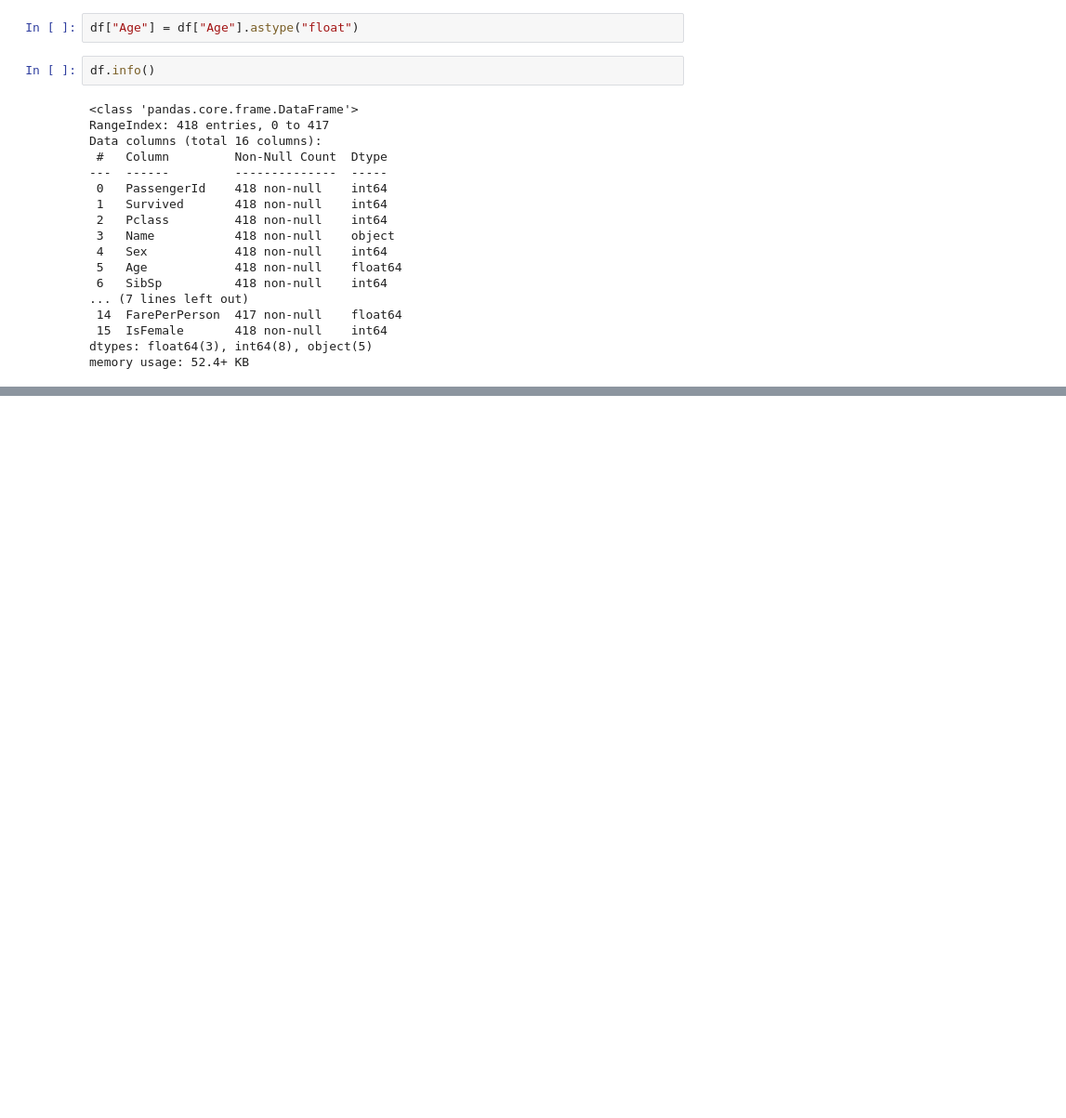
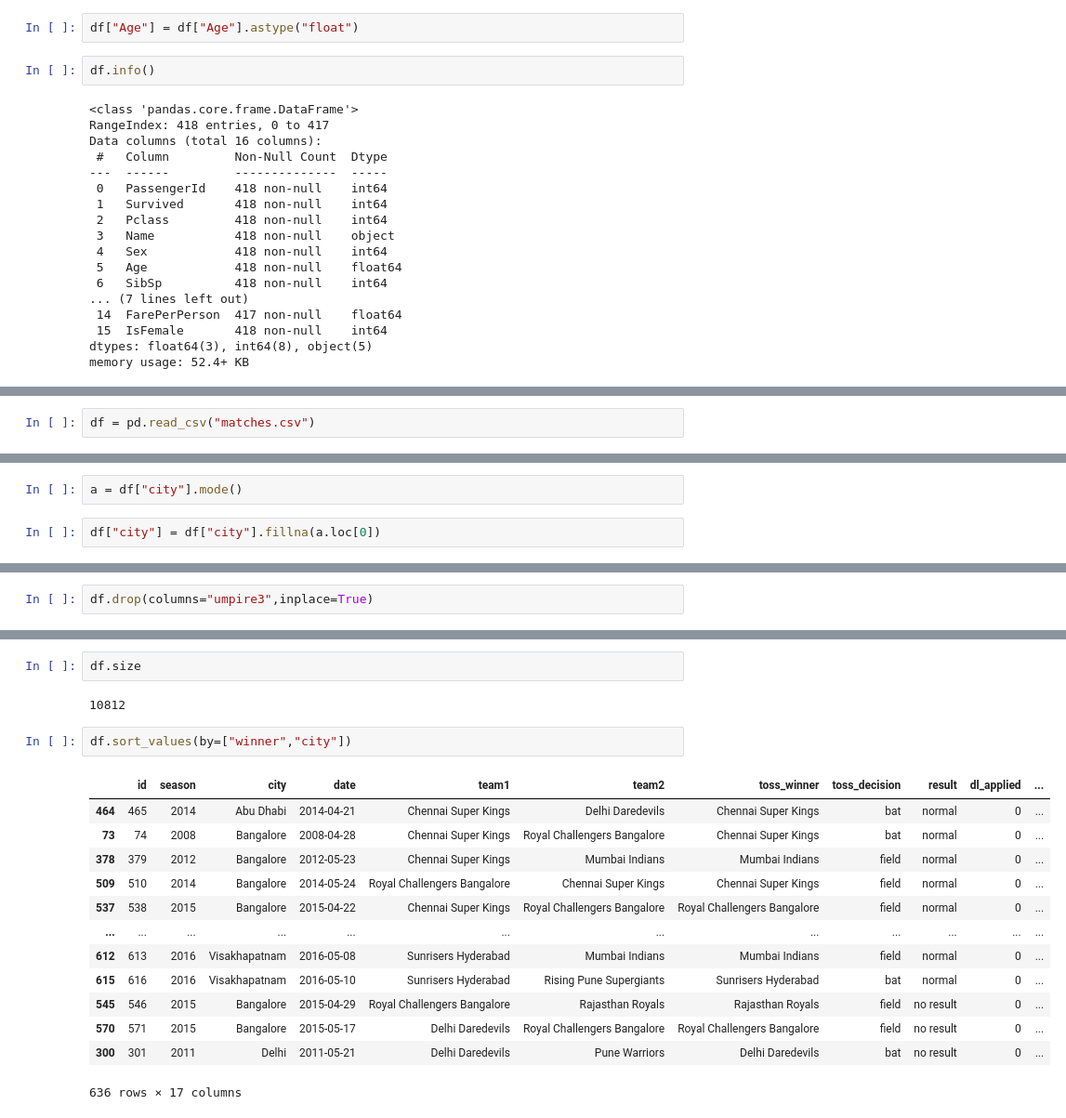
Before and after one commit to roshan-pardeshi/Python_Pandas, a Jupyter notebook: day_drona_fillna_duplicated.ipynb, the cells around one changed output, grey strips where cells are left out. Shown at 93% size. Drawn from its saved outputs; the diff is of its cells as text; blank space fills up the shorter version.

```diff
--- a/day_drona_fillna_duplicated.ipynb
+++ b/day_drona_fillna_duplicated.ipynb
@@ -1899,0 +2275,2 @@ memory usage: 52.4+ KB
+# %%
+df = pd.read_csv("matches.csv")
@@ -1899,0 +2281,4 @@ memory usage: 52.4+ KB
+# %%
+a = df["city"].mode()
+# %%
+df["city"] = df["city"].fillna(a.loc[0])
@@ -1899,0 +2312,2 @@ memory usage: 52.4+ KB
+# %%
+df.drop(columns="umpire3",inplace=True)
@@ -1899,0 +2334,20 @@ memory usage: 52.4+ KB
+# %%
+df.size
+# %% [output]
+10812
+# %%
+df.sort_values(by=["winner","city"])
+# %% [output]
+|  | id | season | city | date | team1 | team2 | toss_winner | toss_decision | result | dl_applied | ... |
+| 464 | 465 | 2014 | Abu Dhabi | 2014-04-21 | Chennai Super Kings | Delhi Daredevils | Chennai Super Kings | bat | normal | 0 | ... |
+| 73 | 74 | 2008 | Bangalore | 2008-04-28 | Chennai Super Kings | Royal Challengers Bangalore | Chennai Super Kings | bat | normal | 0 | ... |
+| 378 | 379 | 2012 | Bangalore | 2012-05-23 | Chennai Super Kings | Mumbai Indians | Mumbai Indians | field | normal | 0 | ... |
+| 509 | 510 | 2014 | Bangalore | 2014-05-24 | Royal Challengers Bangalore | Chennai Super Kings | Chennai Super Kings | field | normal | 0 | ... |
+| 537 | 538 | 2015 | Bangalore | 2015-04-22 | Chennai Super Kings | Royal Challengers Bangalore | Royal Challengers Bangalore | field | normal | 0 | ... |
+| ... | ... | ... | ... | ... | ... | ... | ... | ... | ... | ... | ... |
+| 612 | 613 | 2016 | Visakhapatnam | 2016-05-08 | Sunrisers Hyderabad | Mumbai Indians | Mumbai Indians | field | normal | 0 | ... |
+| 615 | 616 | 2016 | Visakhapatnam | 2016-05-10 | Sunrisers Hyderabad | Rising Pune Supergiants | Sunrisers Hyderabad | bat | normal | 0 | ... |
+| 545 | 546 | 2015 | Bangalore | 2015-04-29 | Royal Challengers Bangalore | Rajasthan Royals | Rajasthan Royals | field | no result | 0 | ... |
+| 570 | 571 | 2015 | Bangalore | 2015-05-17 | Delhi Daredevils | Royal Challengers Bangalore | Royal Challengers Bangalore | field | no result | 0 | ... |
+| 300 | 301 | 2011 | Delhi | 2011-05-21 | Delhi Daredevils | Pune Warriors | Delhi Daredevils | bat | no result | 0 | ... |
+636 rows × 17 columns
```
Also changed, not shown: parts of 84 cells of this notebook, 2 other files.
